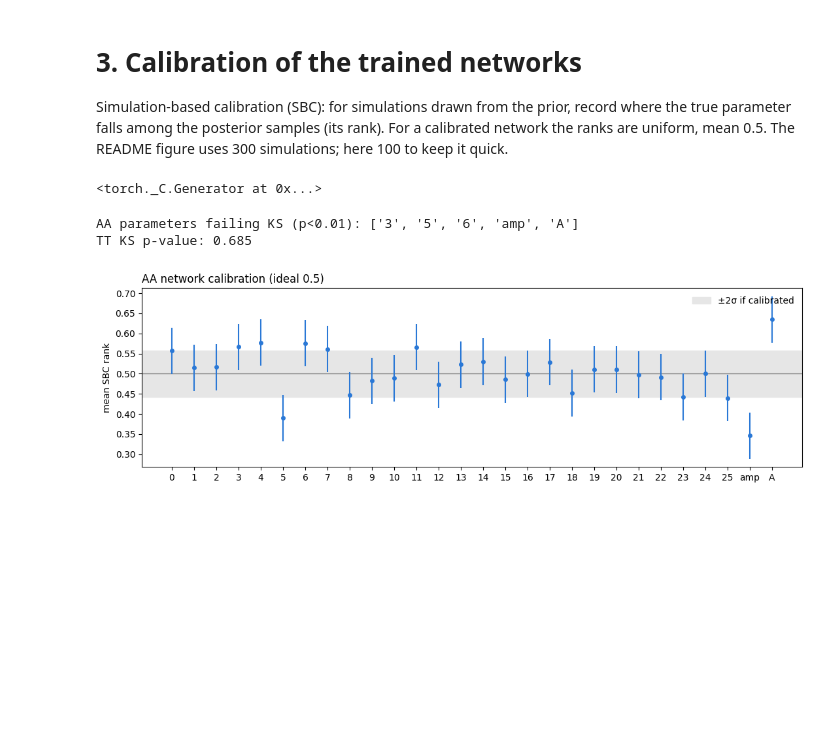
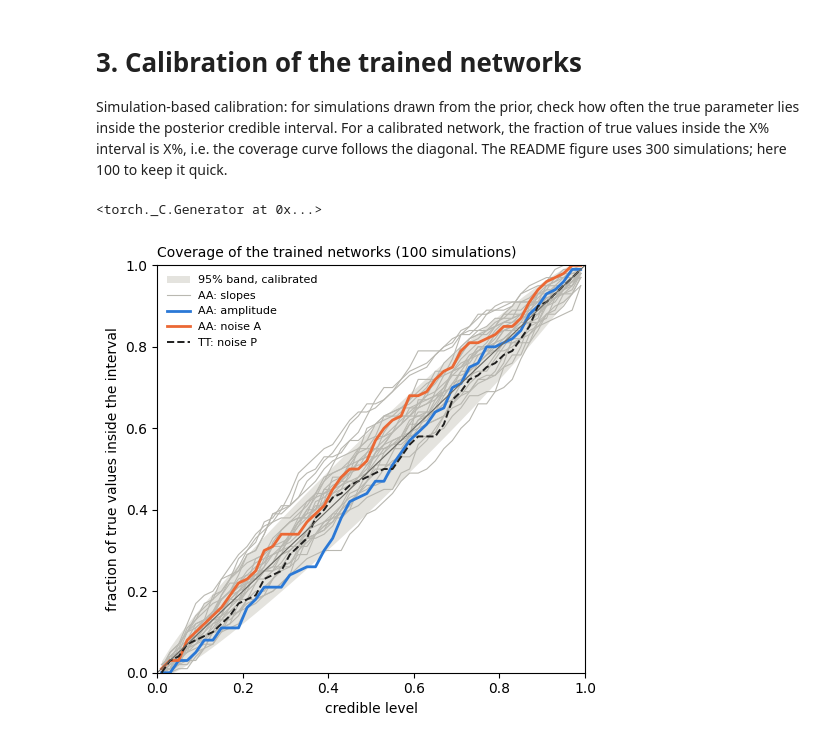
Before and after one commit to AndronikiDimitriou/GWBackFinder, a Jupyter notebook: examples/03_calibration.ipynb, the cells around one changed output. Cells and saved outputs as stored; diff of their text form; code cells hidden in the pictures; blank space fills up the shorter version.

Commit message:
Calibration figure and notebook: coverage plot only
Co-Authored-By: Claude Opus 5.5 <noreply@anthropic.com>

```diff
--- a/examples/03_calibration.ipynb
+++ b/examples/03_calibration.ipynb
@@ -1,9 +1,10 @@
 # %% [markdown]
 # 3. Calibration of the trained networks
 
-Simulation-based calibration (SBC): for simulations drawn from the prior, record where the true parameter
-falls among the posterior samples (its rank). For a calibrated network the ranks are uniform, mean 0.5.
-The README figure uses 300 simulations; here 100 to keep it quick.
+Simulation-based calibration: for simulations drawn from the prior, check how often the true parameter
+lies inside the posterior credible interval. For a calibrated network, the fraction of true values inside
+the X% interval is X%, i.e. the coverage curve follows the diagonal. The README figure uses 300 simulations;
+here 100 to keep it quick.
 # %%
 %matplotlib inline
 import os, warnings; warnings.filterwarnings("ignore")
@@ -37,20 +38,21 @@ X_TT = torch.tensor(sim.simulate_TT_batch(P, seed=1, n_jobs=os.cpu_count()))
 ranks_TT = np.array([(posterior_TT.sample((S,), x=X_TT[i], show_progress_bars=False).numpy().ravel() < P[i, 0]).mean()
                      for i in range(N)])
 # %%
-se = np.sqrt(1 / 12 / N)
-names = [str(i) for i in range(26)] + ["amp", "A"]
-pvals = [stats.kstest(ranks[:, j], "uniform").pvalue for j in range(28)]
-print("AA parameters failing KS (p<0.01):", [names[j] for j in range(28) if pvals[j] < 0.01])
-print("TT KS p-value:", round(stats.kstest(ranks_TT, "uniform").pvalue, 3))
+lv = np.linspace(0.01, 0.99, 50)
+band = 1.96 * np.sqrt(lv * (1 - lv) / N)
+cov = lambda r: [((r > (1 - l) / 2) & (r < (1 + l) / 2)).mean() for l in lv]   # central-interval coverage
 
-fig, ax = plt.subplots(figsize=(11, 3.5))
-ax.axhspan(0.5 - 2 * se, 0.5 + 2 * se, color="0.9", label="±2σ if calibrated")
-ax.axhline(0.5, color="0.5", lw=1)
-ax.errorbar(np.arange(28), ranks.mean(0), yerr=2 * se, fmt="o", ms=4, color="#2a78d6", capsize=0)
-ax.set_xticks(np.arange(28)); ax.set_xticklabels(names)
-ax.set_ylabel("mean SBC rank"); ax.set_title("AA network calibration (ideal 0.5)", loc="left")
-ax.legend(frameon=False); fig.tight_layout()
+fig, ax = plt.subplots(figsize=(5.2, 5))
+ax.fill_between(lv, lv - band, lv + band, color="#e4e3de", lw=0, label="95% band, calibrated")
+for j in range(26):
+    ax.plot(lv, cov(ranks[:, j]), color="#b9b8b1", lw=0.8, label="AA: slopes" if j == 0 else None)
+ax.plot(lv, cov(ranks[:, 26]), color="#2a78d6", lw=2, label="AA: amplitude")
+ax.plot(lv, cov(ranks[:, 27]), color="#eb6834", lw=2, label="AA: noise A")
+ax.plot(lv, cov(ranks_TT), color="#1f1f1e", lw=1.4, ls="--", label="TT: noise P")
+ax.plot([0, 1], [0, 1], color="#6b6a64", lw=0.8)
+ax.set_xlim(0, 1); ax.set_ylim(0, 1)
+ax.set_xlabel("credible level"); ax.set_ylabel("fraction of true values inside the interval")
+ax.set_title(f"Coverage of the trained networks ({N} simulations)", loc="left", fontsize=10)
+ax.legend(frameon=False, fontsize=8, loc="upper left"); fig.tight_layout()
 # %% [output]
-AA parameters failing KS (p<0.01): ['3', '5', '6', 'amp', 'A']
-TT KS p-value: 0.685
-[figure, old version]
+[figure, new version]
```
Also changed, not shown: 3 other files.
